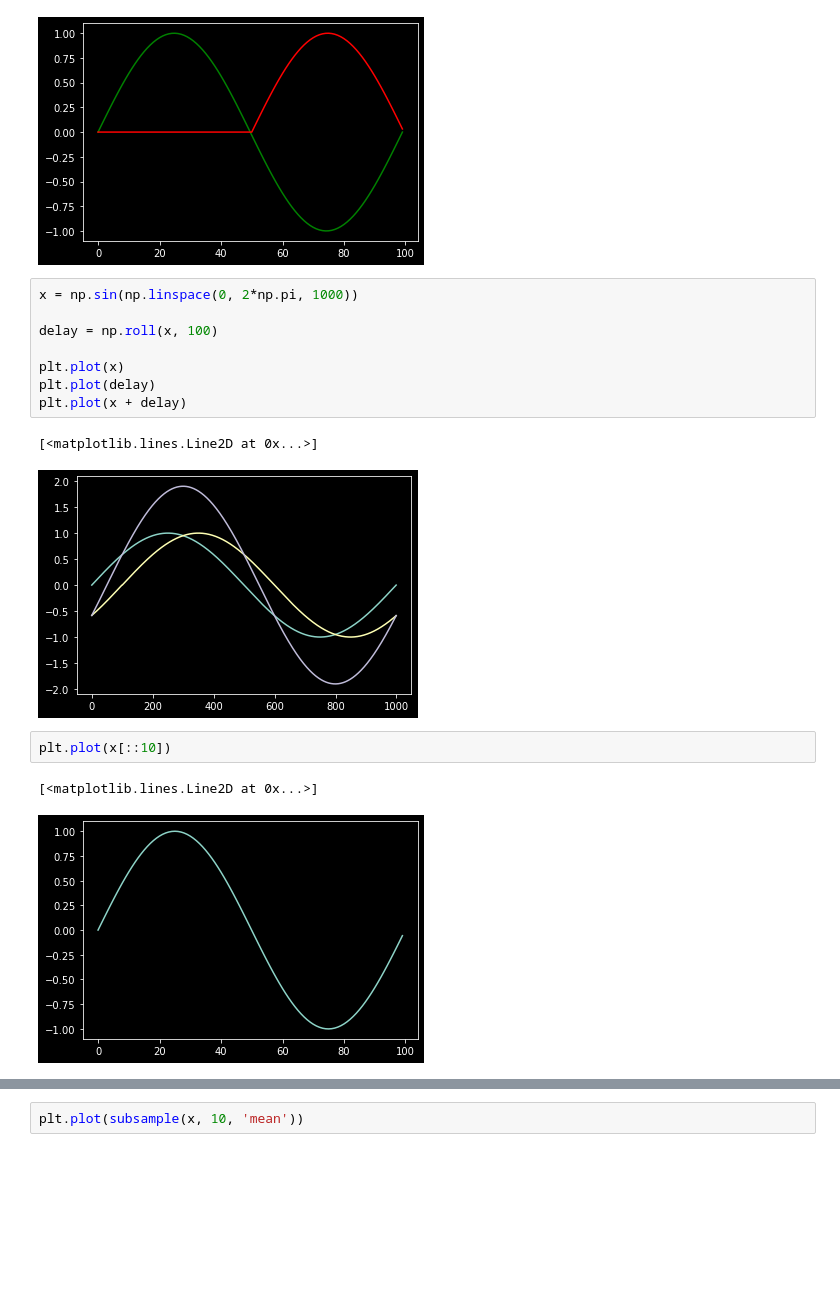
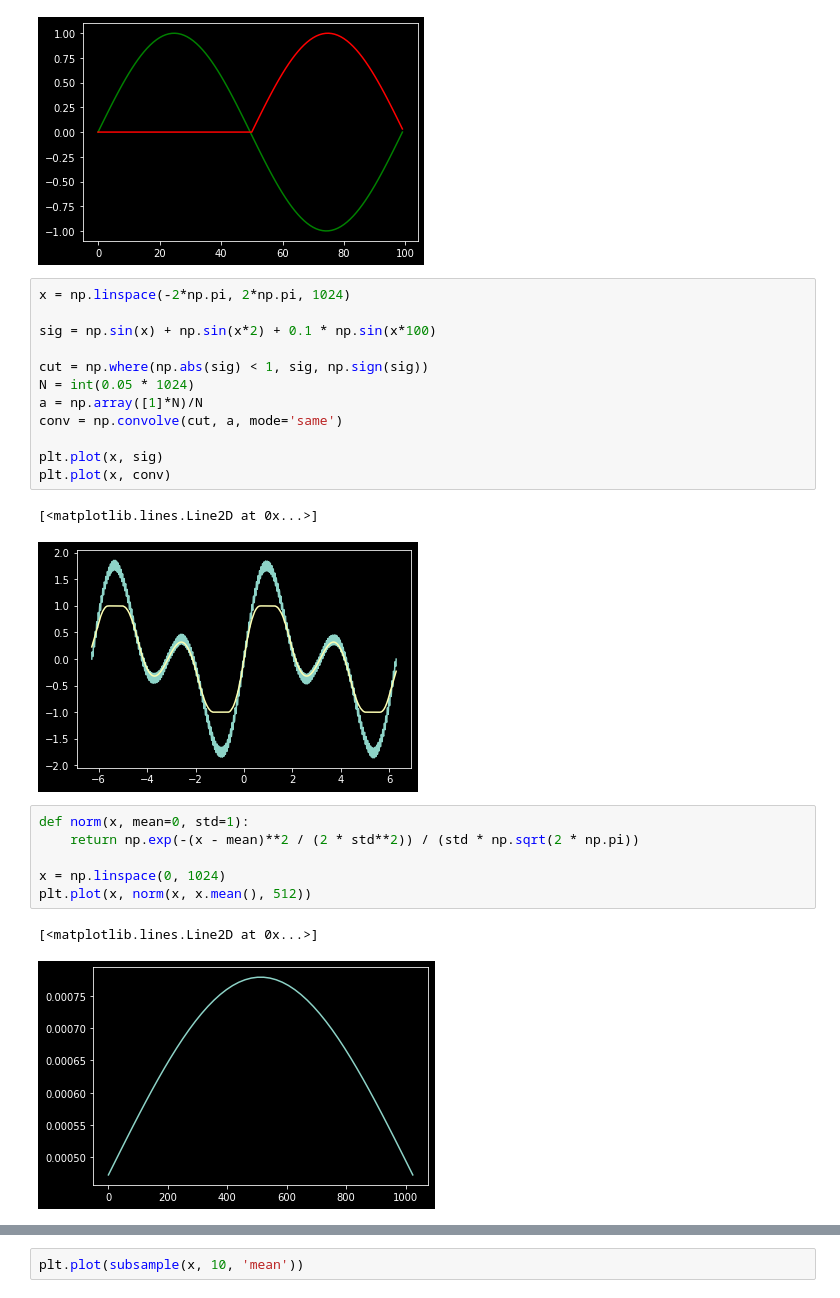
Before and after one commit to TheUnity42/MicroFinalProject, a Jupyter notebook: scratchbook.ipynb, the cells around one changed output, grey strips where cells are left out. Saved outputs shown, nothing was run; the diff lists cells and outputs as text; blank space fills up the shorter version.

```diff
--- a/scratchbook.ipynb
+++ b/scratchbook.ipynb
@@ -76,19 +76,27 @@ print(d)
  0.56705986 0.51367739 0.45822652 0.40093054 0.34202014 0.28173256
  0.22031053 0.1580014  0.09505604 0.03172793]
 [figure]
-# %%
-x = np.sin(np.linspace(0, 2*np.pi, 1000))
-
-delay = np.roll(x, 100)
-
-plt.plot(x)
-plt.plot(delay)
-plt.plot(x + delay)
-# %% [output]
-[<matplotlib.lines.Line2D at 0x...>]
-[figure, removed]
-# %%
-plt.plot(x[::10])
-# %% [output]
-[<matplotlib.lines.Line2D at 0x...>]
-[figure, removed]
+# %%
+x = np.linspace(-2*np.pi, 2*np.pi, 1024)
+
+sig = np.sin(x) + np.sin(x*2) + 0.1 * np.sin(x*100)
+
+cut = np.where(np.abs(sig) < 1, sig, np.sign(sig))
+N = int(0.05 * 1024)
+a = np.array([1]*N)/N
+conv = np.convolve(cut, a, mode='same')
+
+plt.plot(x, sig)
+plt.plot(x, conv)
+# %% [output]
+[<matplotlib.lines.Line2D at 0x...>]
+[figure, added]
+# %%
+def norm(x, mean=0, std=1):
+    return np.exp(-(x - mean)**2 / (2 * std**2)) / (std * np.sqrt(2 * np.pi))
+
+x = np.linspace(0, 1024)
+plt.plot(x, norm(x, x.mean(), 512))
+# %% [output]
+[<matplotlib.lines.Line2D at 0x...>]
+[figure, added]
```
Also changed, not shown: parts of 3 cells of this notebook, 2 other files.
